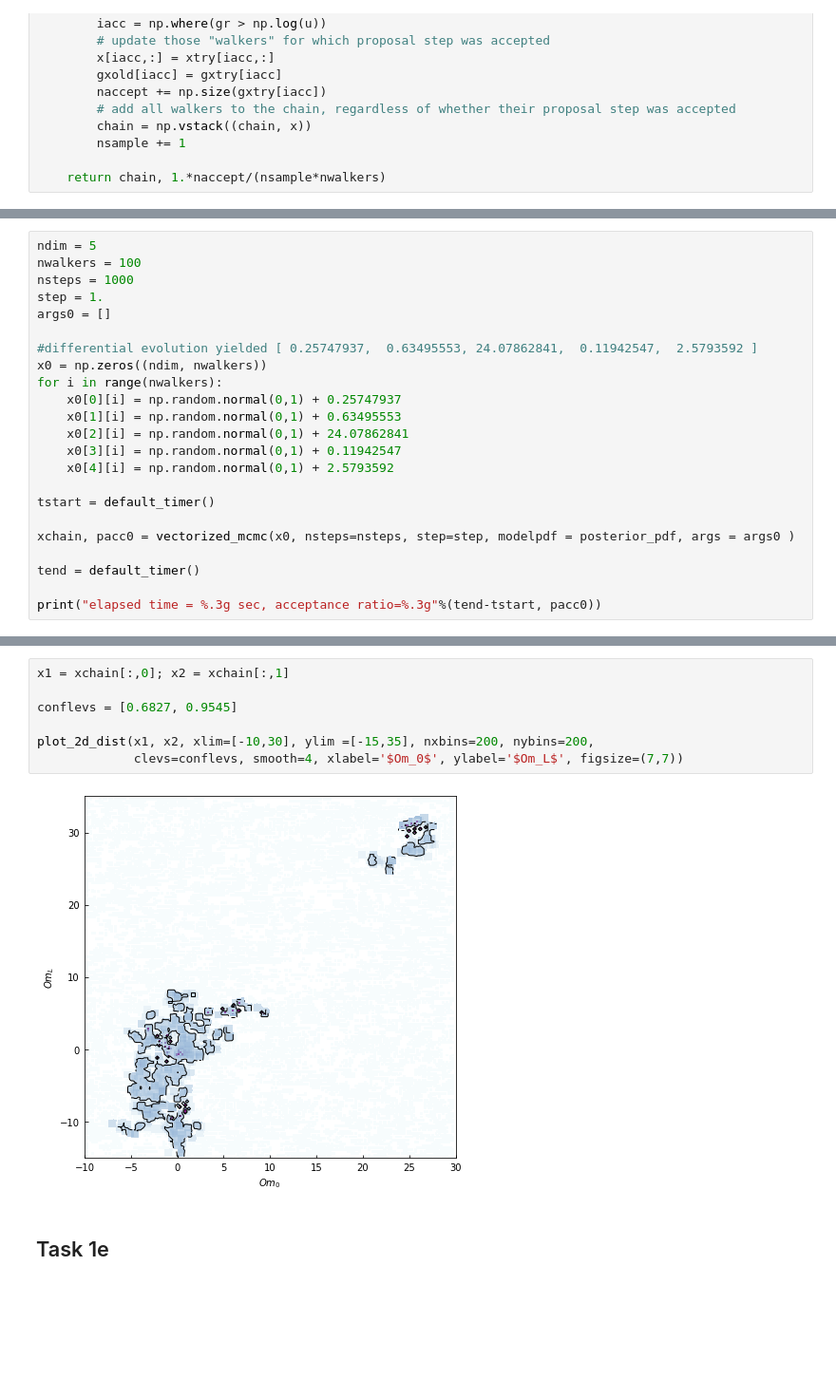
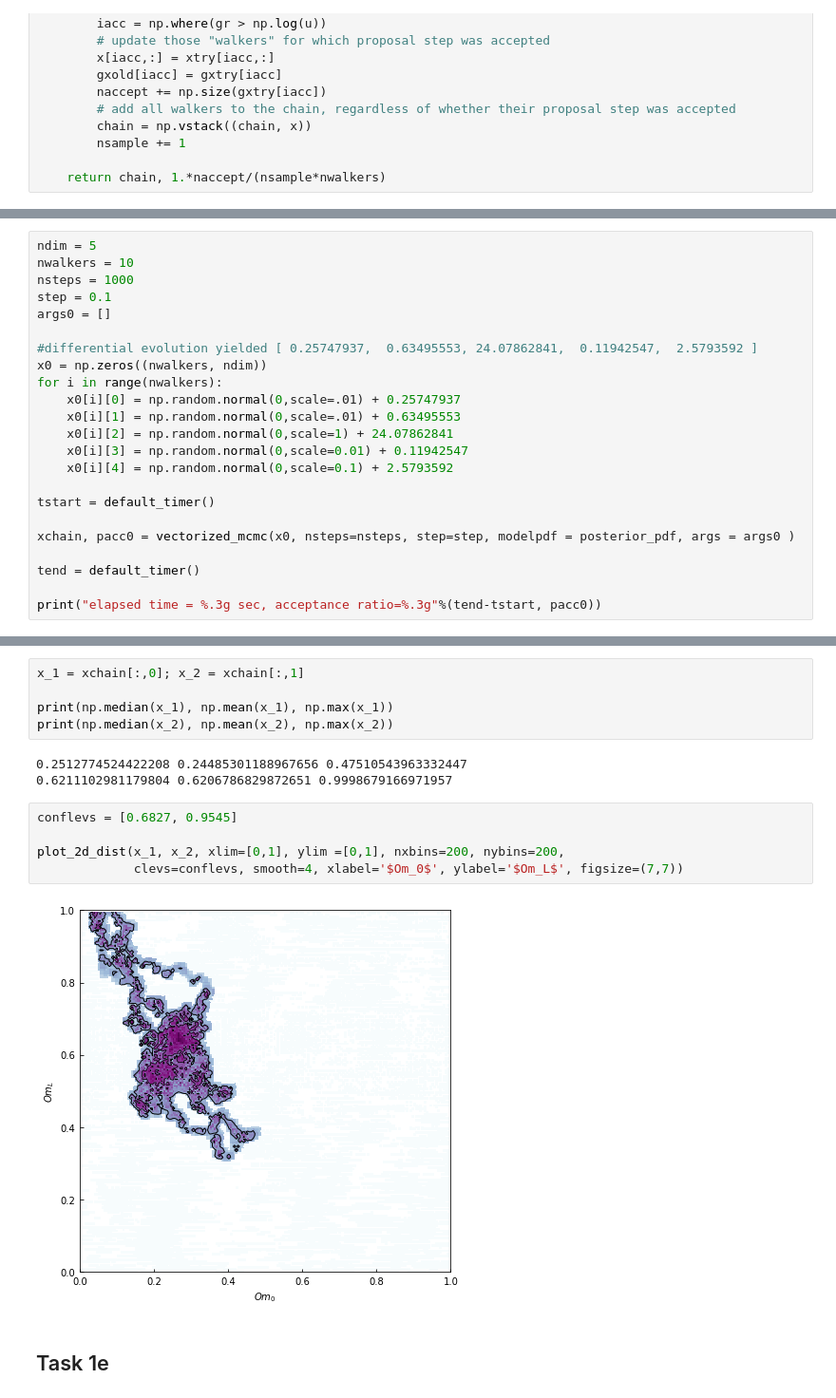
Before and after one commit to sadiess/a211w20, a Jupyter notebook: SeddonStettler_HW05.ipynb, the cells around one changed output, grey strips where cells are left out. Shown at 95% size. Cells and saved outputs as stored; diff of their text form; blank space fills up the shorter version.

```diff
--- a/SeddonStettler_HW05.ipynb
+++ b/SeddonStettler_HW05.ipynb
@@ -223,18 +224,18 @@ print(x0)
 # %%
 ndim = 5
-nwalkers = 100
+nwalkers = 10
 nsteps = 1000
-step = 1.
+step = 0.1
 args0 = []
 
 #differential evolution yielded [ 0.25747937,  0.63495553, 24.07862841,  0.11942547,  2.5793592 ]
-x0 = np.zeros((ndim, nwalkers))
+x0 = np.zeros((nwalkers, ndim))
 for i in range(nwalkers):
-    x0[0][i] = np.random.normal(0,1) + 0.25747937
-    x0[1][i] = np.random.normal(0,1) + 0.63495553
-    x0[2][i] = np.random.normal(0,1) + 24.07862841
-    x0[3][i] = np.random.normal(0,1) + 0.11942547
-    x0[4][i] = np.random.normal(0,1) + 2.5793592
+    x0[i][0] = np.random.normal(0,scale=.01) + 0.25747937
+    x0[i][1] = np.random.normal(0,scale=.01) + 0.63495553
+    x0[i][2] = np.random.normal(0,scale=1) + 24.07862841
+    x0[i][3] = np.random.normal(0,scale=0.01) + 0.11942547
+    x0[i][4] = np.random.normal(0,scale=0.1) + 2.5793592
 
 tstart = default_timer()
 
@@ -248,12 +249,18 @@ elapsed time = 23.6 sec, acceptance ratio=0.111
+# %%
+x_1 = xchain[:,0]; x_2 = xchain[:,1]
+
+print(np.median(x_1), np.mean(x_1), np.max(x_1))
+print(np.median(x_2), np.mean(x_2), np.max(x_2))
+# %% [output]
+0.2512774524422208 0.24485301188967656 0.47510543963332447
+0.6211102981179804 0.6206786829872651 0.9998679166971957
 # %%
-x1 = xchain[:,0]; x2 = xchain[:,1]
-
 conflevs = [0.6827, 0.9545]
 
-plot_2d_dist(x1, x2, xlim=[-10,30], ylim =[-15,35], nxbins=200, nybins=200,
+plot_2d_dist(x_1, x_2, xlim=[0,1], ylim =[0,1], nxbins=200, nybins=200,
              clevs=conflevs, smooth=4, xlabel='$Om_0$', ylabel='$Om_L$', figsize=(7,7))
 # %% [output]
-[figure, old version]
+[figure, new version]
 # %% [markdown]
 ## Task 1e
 # %%
```
Also changed, not shown: parts of 5 cells of this notebook.
